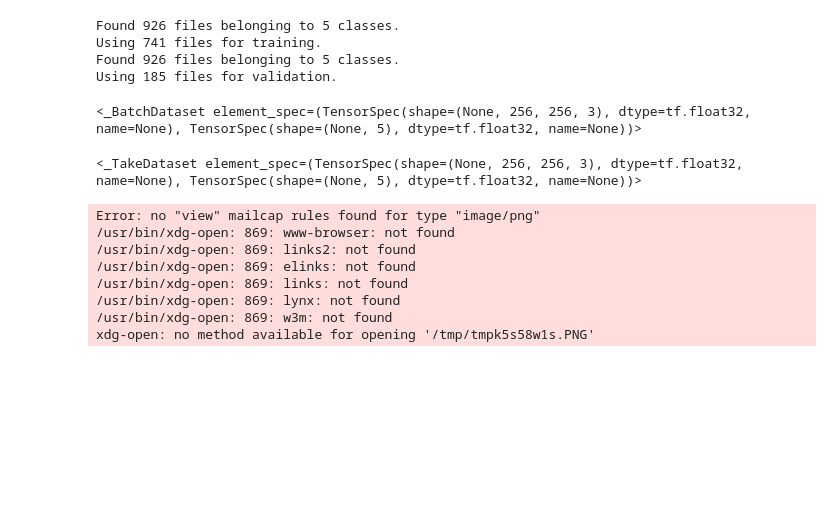
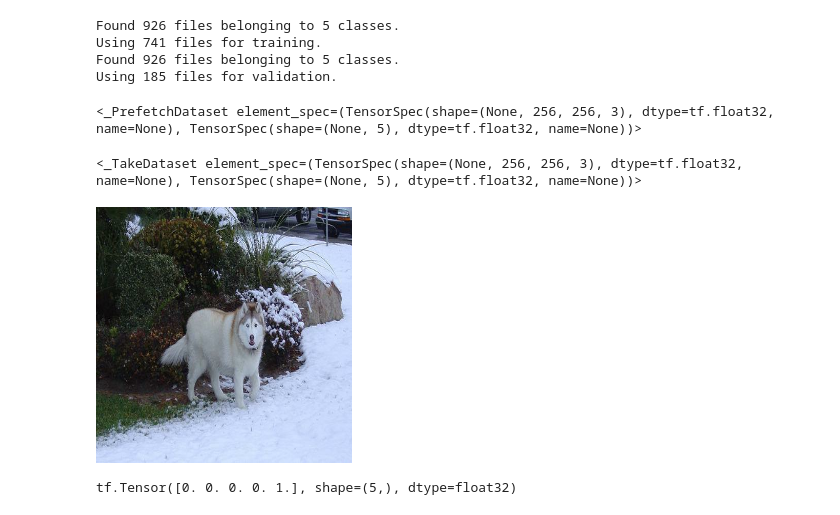
Before and after one commit to captaindeadpool53/Dog-Breed-Classifier, a Jupyter notebook: dog-breed-prediction.ipynb, the cells around one changed output. Drawn from its saved outputs; the diff is of its cells as text; code cells hidden in the pictures; blank space fills up the shorter version.

```diff
--- a/dog-breed-prediction.ipynb
+++ b/dog-breed-prediction.ipynb
@@ -36,6 +39,8 @@ test = tf.keras.utils.image_dataset_from_directory(
   subset="validation",
     **args
 )
+train = train.cache().prefetch(buffer_size=tf.data.AUTOTUNE)
+test = test.cache().prefetch(buffer_size=tf.data.AUTOTUNE)
 # %% [output]
 Found 926 files belonging to 5 classes.
 Using 741 files for training.
@@ -44,7 +49,7 @@ Using 185 files for validation.
 # %%
 train
 # %% [output]
-<_BatchDataset element_spec=(TensorSpec(shape=(None, 256, 256, 3), dtype=tf.float32, name=None), TensorSpec(shape=(None, 5), dtype=tf.float32, name=None))>
+<_PrefetchDataset element_spec=(TensorSpec(shape=(None, 256, 256, 3), dtype=tf.float32, name=None), TensorSpec(shape=(None, 5), dtype=tf.float32, name=None))>
 # %%
 firstTake = train.take(1)
 firstTake
@@ -53,19 +58,13 @@ firstTake
 # %%
 images, labels = list(firstTake)[0]
 
 
 firstImage = images[0]
 numpyImage = firstImage.numpy().astype("uint8")
-pilImage = Image.fromarray(numpyImage)
-pilImage.show()
+Image.fromarray(numpyImage)
 # %% [output]
-Error: no "view" mailcap rules found for type "image/png"
-/usr/bin/xdg-open: 869: www-browser: not found
-/usr/bin/xdg-open: 869: links2: not found
-/usr/bin/xdg-open: 869: elinks: not found
-/usr/bin/xdg-open: 869: links: not found
-/usr/bin/xdg-open: 869: lynx: not found
-/usr/bin/xdg-open: 869: w3m: not found
-xdg-open: no method available for opening '/tmp/tmpk5s58w1s.PNG'
+[figure, added]
 # %%
 print(labels[0])
+# %% [output]
+tf.Tensor([0. 0. 0. 0. 1.], shape=(5,), dtype=float32)
```
Also changed, not shown: parts of 4 cells of this notebook.
